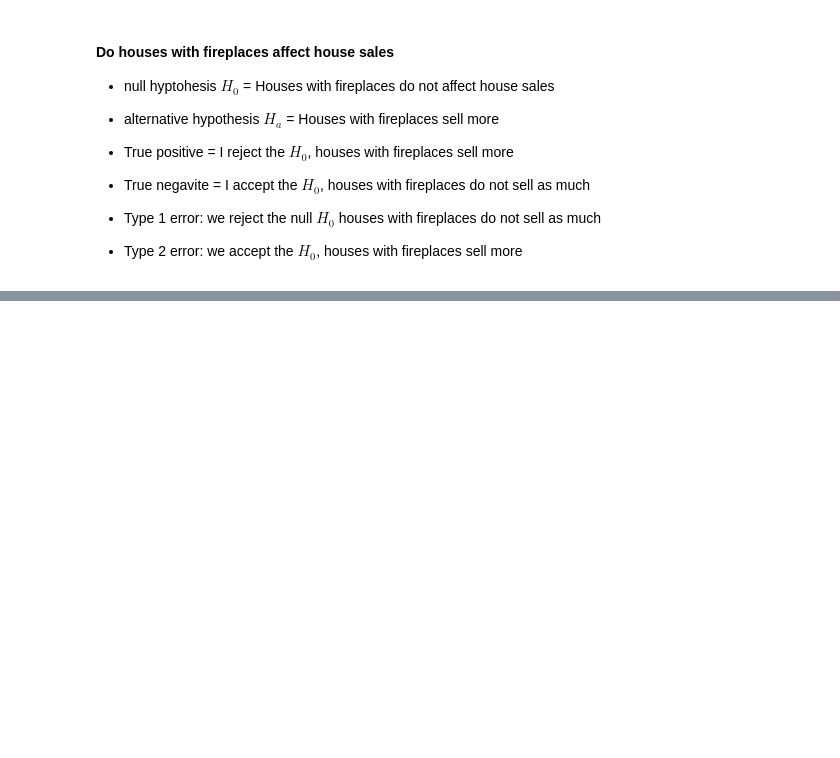
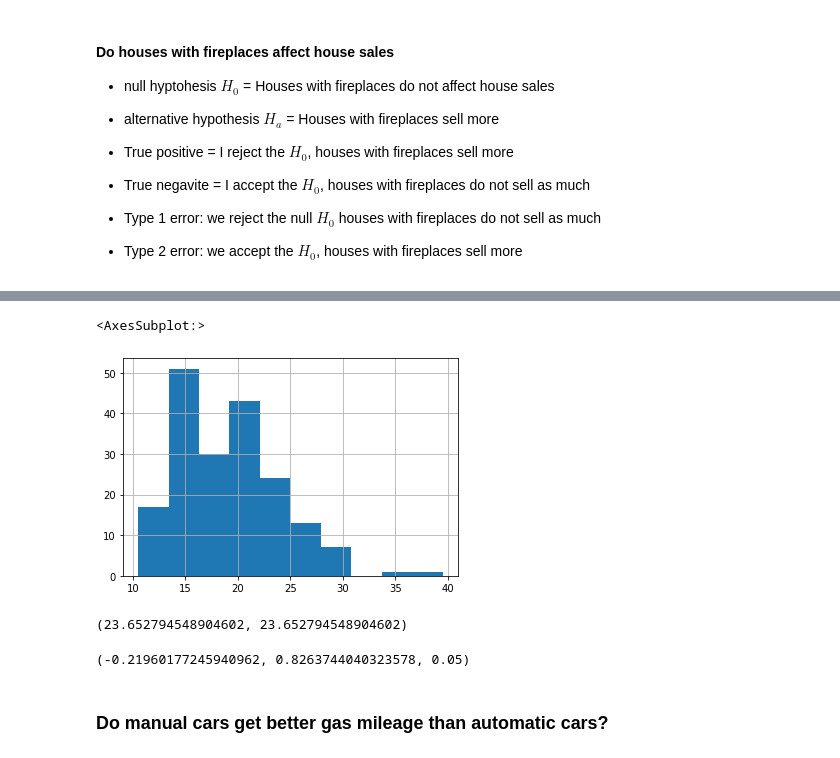
Before and after one commit to lupeluna/statistics-exercises, a Jupyter notebook: hypothesis_testing.ipynb, the cells around one changed output, grey strips where cells are left out. Saved outputs shown, nothing was run; the diff lists cells and outputs as text; code cells hidden in the pictures; blank space fills up the shorter version.

```diff
--- a/hypothesis_testing.ipynb
+++ b/hypothesis_testing.ipynb
@@ -117,0 +263,9 @@ pd.read_sql('SELECT * FROM properties_2017 LIMIT 5 OFFSET 50', url)
+# %%
+def car_type(x):
+    if x == 'compact':
+        return 'compact'
+    else:
+        return 'not_compact'
+mpg['is_compact'] = mpg.car_type.apply(car_type)
+
+average_fuel = mpg[mpg.is_compact == 'not_compact'].average_mileage
@@ -117,0 +279,9 @@ pd.read_sql('SELECT * FROM properties_2017 LIMIT 5 OFFSET 50', url)
+# %%
+average_fuel.hist()
+# %% [output]
+<AxesSubplot:>
+[figure, added]
+# %%
+compact_fuel.var(), average_fuel.var()
+# %% [output]
+(23.652794548904602, 23.652794548904602)
@@ -117,0 +290,5 @@ pd.read_sql('SELECT * FROM properties_2017 LIMIT 5 OFFSET 50', url)
+# %%
+t, p, stats.ttest_1samp(compact_fuel, overall_mean)
+t, p, alpha
+# %% [output]
+(-0.21960177245940962, 0.8263744040323578, 0.05)
@@ -117,0 +298,2 @@ pd.read_sql('SELECT * FROM properties_2017 LIMIT 5 OFFSET 50', url)
+# %% [markdown]
+### Do manual cars get better gas mileage than automatic cars?
```
Also changed, not shown: parts of 43 cells of this notebook.
